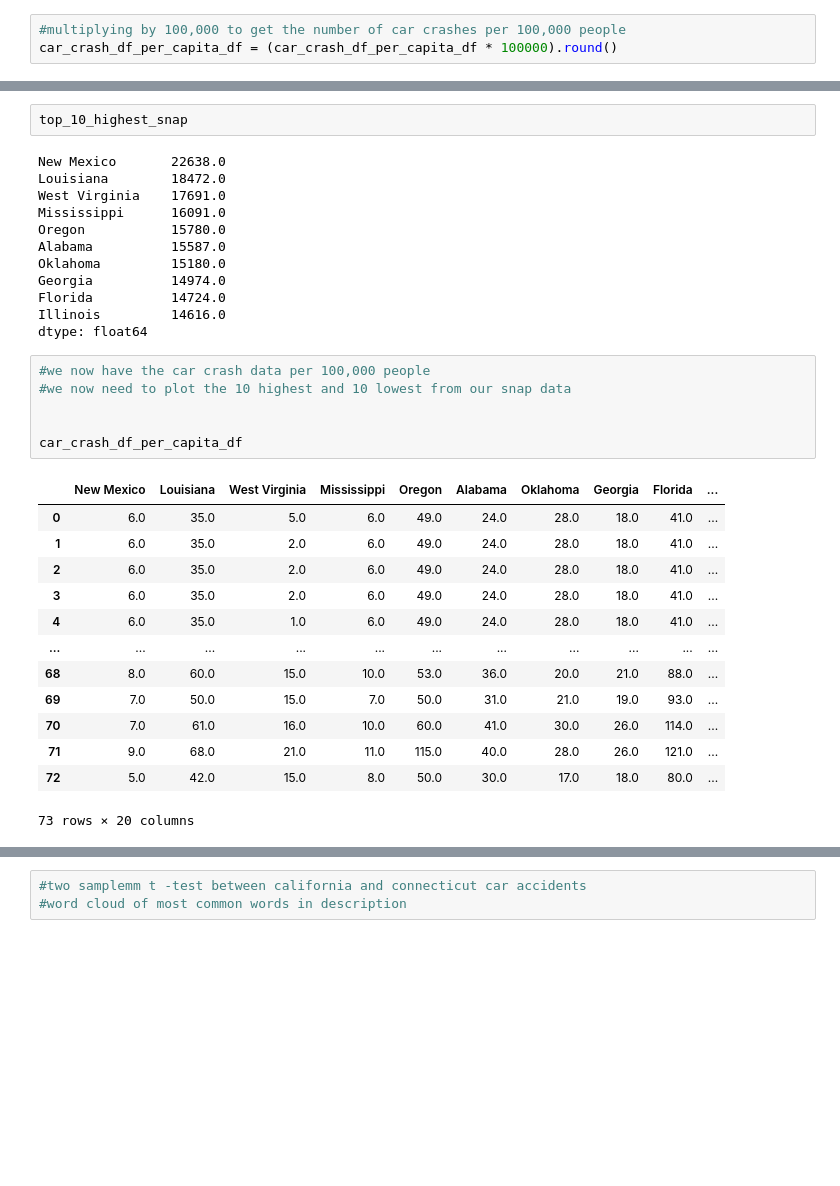
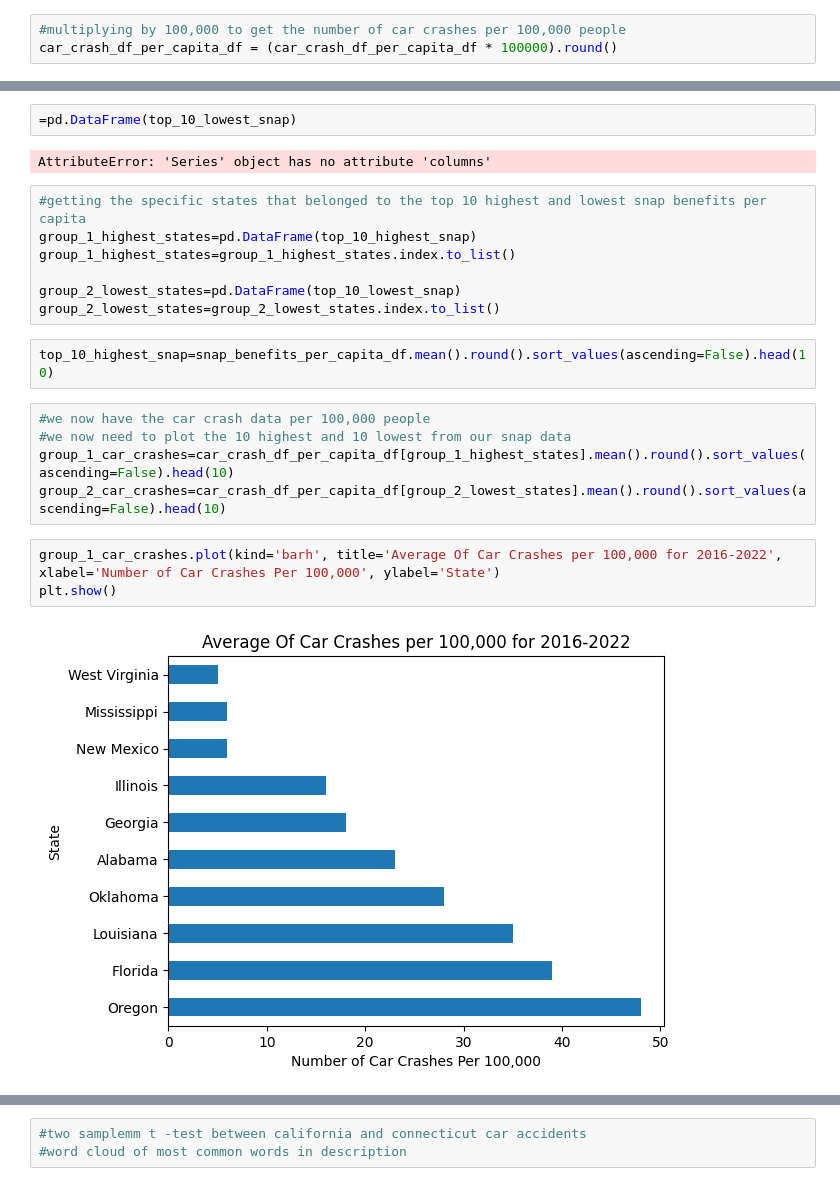
Before and after one commit to MatthewKolotylo/Car-Crash-Analytics-, a Jupyter notebook: Project Master Copy.ipynb, the cells around one changed output, grey strips where cells are left out. Cells and saved outputs as stored; diff of their text form; blank space fills up the shorter version.

```diff
--- a/Project Master Copy.ipynb
+++ b/Project Master Copy.ipynb
@@ -1282,34 +1268,23 @@ dtype: float64
-# %%
-top_10_highest_snap
-# %% [output]
-New Mexico       22638.0
-Louisiana        18472.0
-West Virginia    17691.0
-Mississippi      16091.0
-Oregon           15780.0
-Alabama          15587.0
-Oklahoma         15180.0
-Georgia          14974.0
-Florida          14724.0
-Illinois         14616.0
-dtype: float64
+# %%
+=pd.DataFrame(top_10_lowest_snap)
+# %% [output]
+AttributeError: 'Series' object has no attribute 'columns'
+# %%
+#getting the specific states that belonged to the top 10 highest and lowest snap benefits per capita
+group_1_highest_states=pd.DataFrame(top_10_highest_snap)
+group_1_highest_states=group_1_highest_states.index.to_list()
+
+group_2_lowest_states=pd.DataFrame(top_10_lowest_snap)
+group_2_lowest_states=group_2_lowest_states.index.to_list()
+# %%
+top_10_highest_snap=snap_benefits_per_capita_df.mean().round().sort_values(ascending=False).head(10)
 # %%
 #we now have the car crash data per 100,000 people
 #we now need to plot the 10 highest and 10 lowest from our snap data
-
-
-car_crash_df_per_capita_df
+group_1_car_crashes=car_crash_df_per_capita_df[group_1_highest_states].mean().round().sort_values(ascending=False).head(10)
+group_2_car_crashes=car_crash_df_per_capita_df[group_2_lowest_states].mean().round().sort_values(ascending=False).head(10)
-# %% [output]
-|  | New Mexico | Louisiana | West Virginia | Mississippi | Oregon | Alabama | Oklahoma | Georgia | Florida | ... |
-| 0 | 6.0 | 35.0 | 5.0 | 6.0 | 49.0 | 24.0 | 28.0 | 18.0 | 41.0 | ... |
-| 1 | 6.0 | 35.0 | 2.0 | 6.0 | 49.0 | 24.0 | 28.0 | 18.0 | 41.0 | ... |
-| 2 | 6.0 | 35.0 | 2.0 | 6.0 | 49.0 | 24.0 | 28.0 | 18.0 | 41.0 | ... |
-| 3 | 6.0 | 35.0 | 2.0 | 6.0 | 49.0 | 24.0 | 28.0 | 18.0 | 41.0 | ... |
-| 4 | 6.0 | 35.0 | 1.0 | 6.0 | 49.0 | 24.0 | 28.0 | 18.0 | 41.0 | ... |
-| ... | ... | ... | ... | ... | ... | ... | ... | ... | ... | ... |
-| 68 | 8.0 | 60.0 | 15.0 | 10.0 | 53.0 | 36.0 | 20.0 | 21.0 | 88.0 | ... |
-| 69 | 7.0 | 50.0 | 15.0 | 7.0 | 50.0 | 31.0 | 21.0 | 19.0 | 93.0 | ... |
-| 70 | 7.0 | 61.0 | 16.0 | 10.0 | 60.0 | 41.0 | 30.0 | 26.0 | 114.0 | ... |
-| 71 | 9.0 | 68.0 | 21.0 | 11.0 | 115.0 | 40.0 | 28.0 | 26.0 | 121.0 | ... |
-| 72 | 5.0 | 42.0 | 15.0 | 8.0 | 50.0 | 30.0 | 17.0 | 18.0 | 80.0 | ... |
-73 rows × 20 columns
+# %%
+group_1_car_crashes.plot(kind='barh', title='Average Of Car Crashes per 100,000 for 2016-2022', xlabel='Number of Car Crashes Per 100,000', ylabel='State')
+plt.show()
+# %% [output]
+[figure, added]
```
Also changed, not shown: parts of 8 cells of this notebook.
